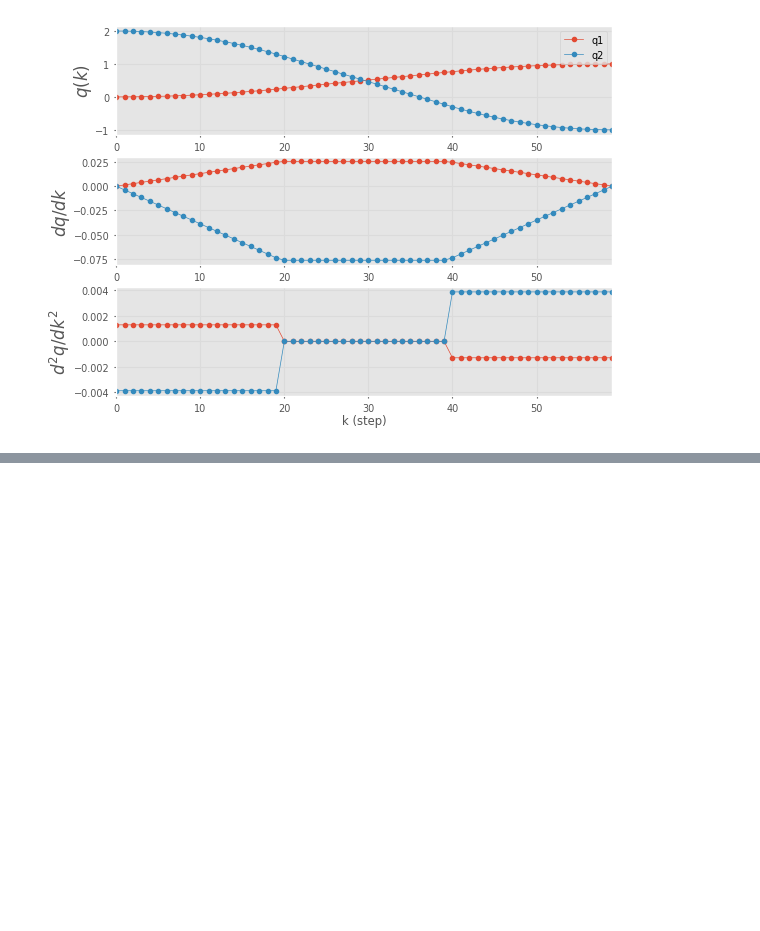
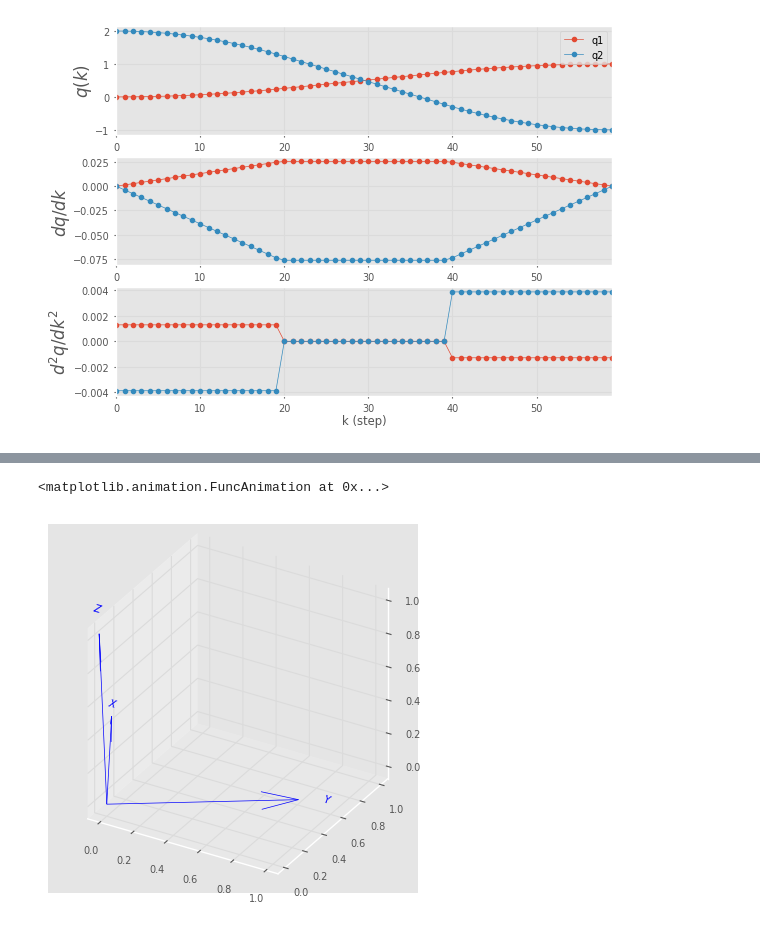
Before and after one commit to AleksandrMorozov123/Computer-vision-with-TensorFlow-Keras-and-OpenCV, a Jupyter notebook: toolbox_for_robotics.ipynb, the cells around one changed output, grey strips where cells are left out. Saved outputs shown, nothing was run; the diff lists cells and outputs as text; code cells hidden in the pictures; blank space fills up the shorter version.

```diff
--- a/toolbox_for_robotics.ipynb
+++ b/toolbox_for_robotics.ipynb
@@ -329,0 +334,8 @@ xplot (trajO.q [:, 0], trajO.q[:, 1], color = "red")
+# %%
+q0 = UnitQuaternion (R0)
+q1 = UnitQuaternion (R1)
+qtraj = q0.interp (q1, 50)
+qtraj.animate ()
+# %% [output]
+<matplotlib.animation.FuncAnimation at 0x...>
+[figure, added]
```
Also changed, not shown: parts of 3 cells of this notebook.
